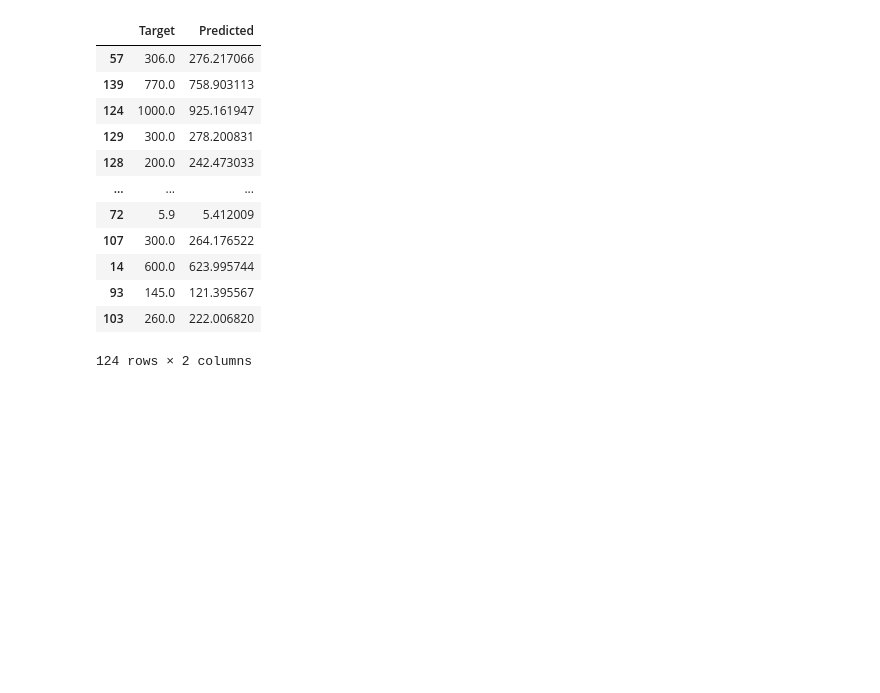
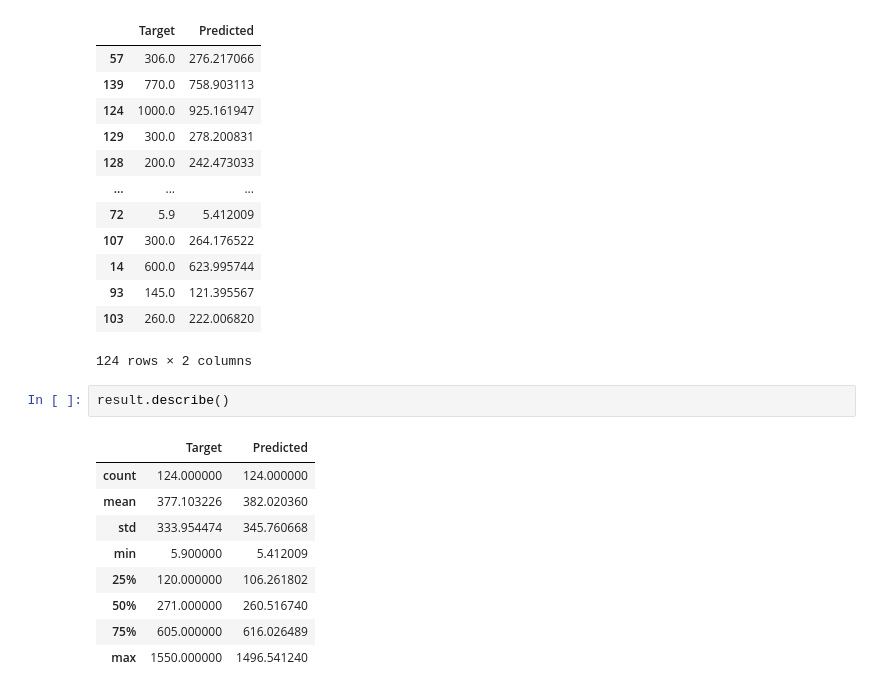
Before and after one commit to lingeshnafeax/DataScience, a Jupyter notebook: sklearn/Fish Dataset/Fish Dataset.ipynb, the cells around one changed output. Saved outputs shown, nothing was run; the diff lists cells and outputs as text; blank space fills up the shorter version.

```diff
--- a/sklearn/Fish Dataset/Fish Dataset.ipynb
+++ b/sklearn/Fish Dataset/Fish Dataset.ipynb
@@ -398,4 +403,16 @@ result
 | 93 | 145.0 | 121.395567 |
 | 103 | 260.0 | 222.006820 |
 124 rows × 2 columns
+# %%
+result.describe()
+# %% [output]
+|  | Target | Predicted |
+| count | 124.000000 | 124.000000 |
+| mean | 377.103226 | 382.020360 |
+| std | 333.954474 | 345.760668 |
+| min | 5.900000 | 5.412009 |
+| 25% | 120.000000 | 106.261802 |
+| 50% | 271.000000 | 260.516740 |
+| 75% | 605.000000 | 616.026489 |
+| max | 1550.000000 | 1496.541240 |
 # %%
```
Also changed, not shown: parts of 5 cells of this notebook.
